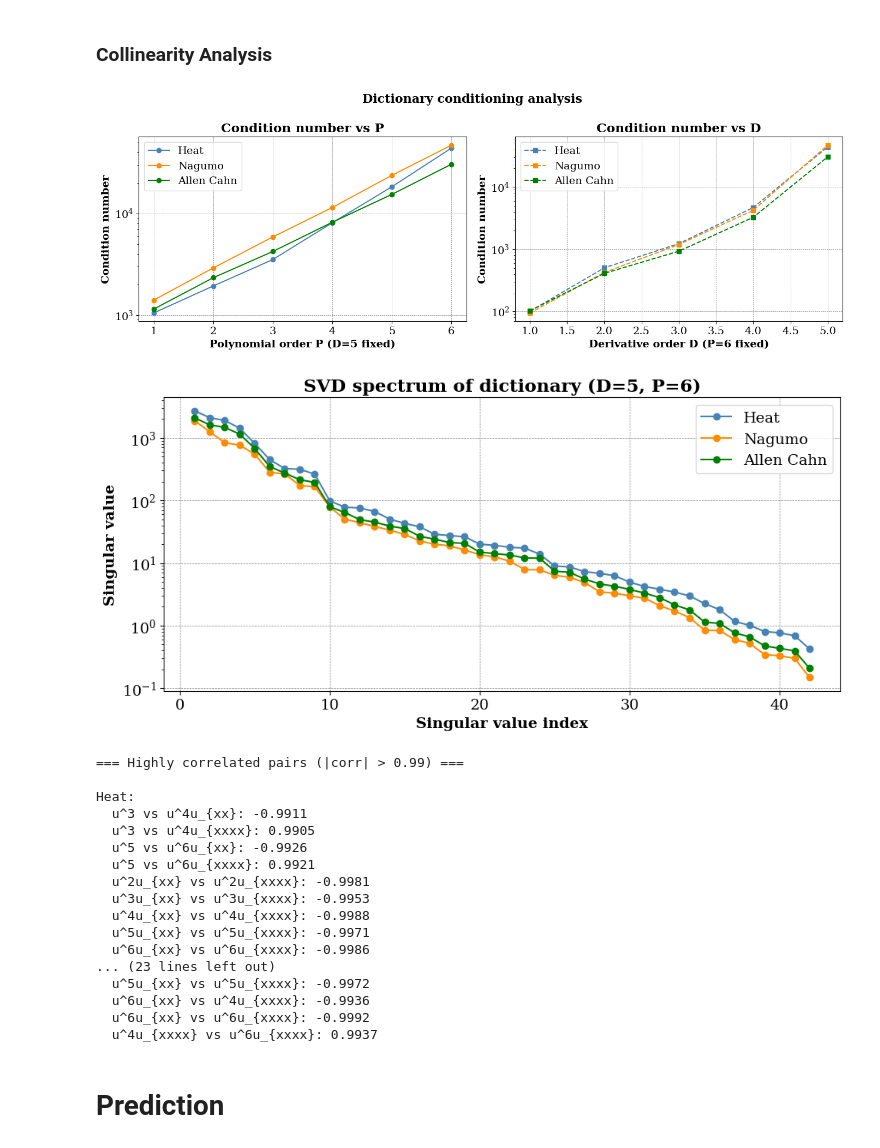
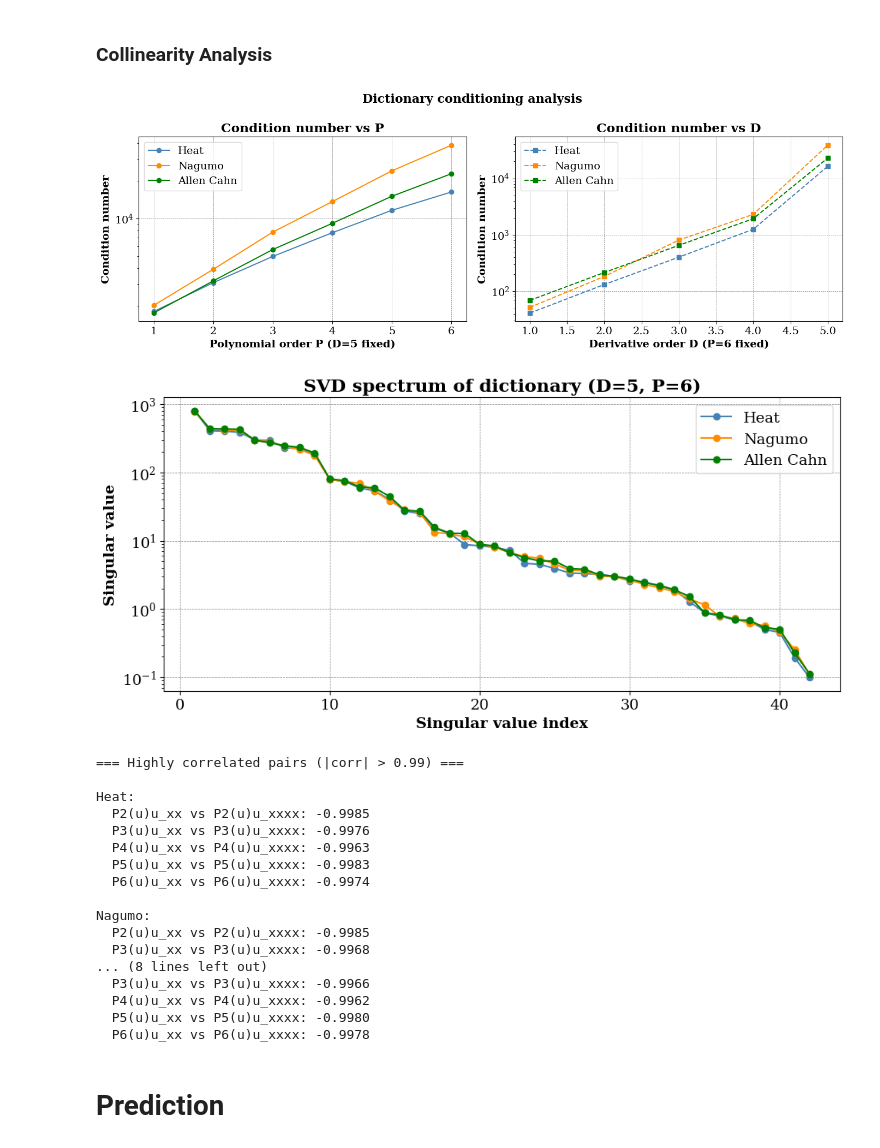
Before and after one commit to rogoson/Stochastic-PDE-Discovery, a Jupyter notebook: MasterNotebook.ipynb, the cells around one changed output. Cells and saved outputs as stored; diff of their text form; code cells hidden in the pictures.

```diff
--- a/MasterNotebook.ipynb
+++ b/MasterNotebook.ipynb
@@ -23,6 +23,8 @@ GENERATE_TRAINING_DATA = True
 RUN_LASSO = True
 RUN_SINDY = True
 
+LEGENDRE_POLYNOMIALS = True
+
 ALGORITHMS = {"Lasso": RUN_LASSO, "SINDy": RUN_SINDY}
 IDENTIFICATION_TASKS = {"Drift": DRIFT, "Diffusion": DIFFUSION}
 # %% [markdown]
@@ -81,7 +83,7 @@ for key, value in experimentKeys.items():
         for i in range(U.shape[2]):
             if i%100==0:
                 print(i)
-            U_t,Di,description = SPDE.build_linear_system(U[:,:-1,i], dt, dx, D = 5, P = 6 ,periodic=isPeriodic)
+            U_t,Di,description = SPDE.build_linear_system(U[:,:-1,i], dt, dx, D = 5, P = 6 ,periodic=isPeriodic, legendre=LEGENDRE_POLYNOMIALS)
             Dictt.append(Di)
         Dictt = np.mean(np.array(Dictt), axis=0)
         problemDictionaries[key] = Dictt
@@ -484,13 +486,13 @@ for problem in experimentKeys:
     # vary P, fix D=5
     cond_vs_P = []
     for P in range(1, 7):
-        _, Di, _ = SPDE.build_linear_system(u_sample, dt, dx, D=5, P=P, periodic=isPeriodic)
+        _, Di, _ = SPDE.build_linear_system(u_sample, dt, dx, D=5, P=P, periodic=isPeriodic, legendre=LEGENDRE_POLYNOMIALS)
         cond_vs_P.append(np.linalg.cond(Di))
 
     # vary D, fix P=6
     cond_vs_D = []
     for D in range(1, 6):
-        _, Di, _ = SPDE.build_linear_system(u_sample, dt, dx, D=D, P=6, periodic=isPeriodic)
+        _, Di, _ = SPDE.build_linear_system(u_sample, dt, dx, D=D, P=6, periodic=isPeriodic, legendre=LEGENDRE_POLYNOMIALS)
         cond_vs_D.append(np.linalg.cond(Di))
 
     axes[0].semilogy(range(1, 7), cond_vs_P, 'o-', color=colors[problem], label=problem.replace('_', ' '))
@@ -526,52 +528,52 @@ for problem in experimentKeys:
 ax.set_xlabel('Singular value index', fontweight='bold')
 ax.set_ylabel('Singular value', fontweight='bold')
 ax.set_title('SVD spectrum of dictionary (D=5, P=6)', fontweight='bold')
 ax.legend()
 ax.grid(color='gray', linestyle='--', linewidth=0.5)
 plt.tight_layout()
 plt.savefig('worthwhileImages/svd_spectrum.pdf', dpi=150, bbox_inches='tight')
 plt.show()
 
 # --- Table: highly correlated pairs ---
 print("\n=== Highly correlated pairs (|corr| > 0.99) ===")
 for problem in experimentKeys:
     if not experimentKeys[problem]:
         continue
     desc = problemDescriptions[problem][1:]  # skip intercept
     D_mat = problemDictionaries[problem][:, 1:]  # skip intercept column
     corr = np.corrcoef(D_mat.T)
     rows, cols = np.where(np.triu(np.abs(corr), 1) > 0.99)
     print(f"\n{problem}:")
     if len(rows) == 0:
         print("  None")
     for r, c in zip(rows, cols):
         print(f"  {desc[r]} vs {desc[c]}: {corr[r,c]:.4f}")
 
     """
     sort of what you'd expect -  since abs(u) remainsbetween 2 (per plots), even powers behave similary reulgint in high correlations
     we also have that for a smooth periodic function,  the second and fourth derivatives are negatively related - e.g., (sin x and -sin(x)) - recall that initla conditions are sinusoidal and we have periodic bcs
     as a result of fixing the discontinuity at the boundaries and having smooth periodic data, we end up with  pretty much every u_xx and u_xxxx being highly correlated. I guess this means that the sinusoidal effect doesn't really disappear?
     """
 # %% [output]
-[figure, old version]
+[figure, new version]
-[figure, old version]
+[figure, new version]
 === Highly correlated pairs (|corr| > 0.99) ===
 
 Heat:
-  u^3 vs u^4u_{xx}: -0.9911
-  u^3 vs u^4u_{xxxx}: 0.9905
-  u^5 vs u^6u_{xx}: -0.9926
-  u^5 vs u^6u_{xxxx}: 0.9921
-  u^2u_{xx} vs u^2u_{xxxx}: -0.9981
-  u^3u_{xx} vs u^3u_{xxxx}: -0.9953
-  u^4u_{xx} vs u^4u_{xxxx}: -0.9988
-  u^5u_{xx} vs u^5u_{xxxx}: -0.9971
-  u^6u_{xx} vs u^6u_{xxxx}: -0.9986
-... (23 lines left out)
-  u^5u_{xx} vs u^5u_{xxxx}: -0.9972
-  u^6u_{xx} vs u^4u_{xxxx}: -0.9936
-  u^6u_{xx} vs u^6u_{xxxx}: -0.9992
-  u^4u_{xxxx} vs u^6u_{xxxx}: 0.9937
+  P2(u)u_xx vs P2(u)u_xxxx: -0.9985
+  P3(u)u_xx vs P3(u)u_xxxx: -0.9976
+  P4(u)u_xx vs P4(u)u_xxxx: -0.9963
+  P5(u)u_xx vs P5(u)u_xxxx: -0.9983
+  P6(u)u_xx vs P6(u)u_xxxx: -0.9974
+
+Nagumo:
+  P2(u)u_xx vs P2(u)u_xxxx: -0.9985
+  P3(u)u_xx vs P3(u)u_xxxx: -0.9968
+... (8 lines left out)
+  P3(u)u_xx vs P3(u)u_xxxx: -0.9966
+  P4(u)u_xx vs P4(u)u_xxxx: -0.9962
+  P5(u)u_xx vs P5(u)u_xxxx: -0.9980
+  P6(u)u_xx vs P6(u)u_xxxx: -0.9978
 # %% [markdown]
 # Prediction
 # %% [markdown]
```
Also changed, not shown: parts of 3 cells of this notebook, 1 other file.
